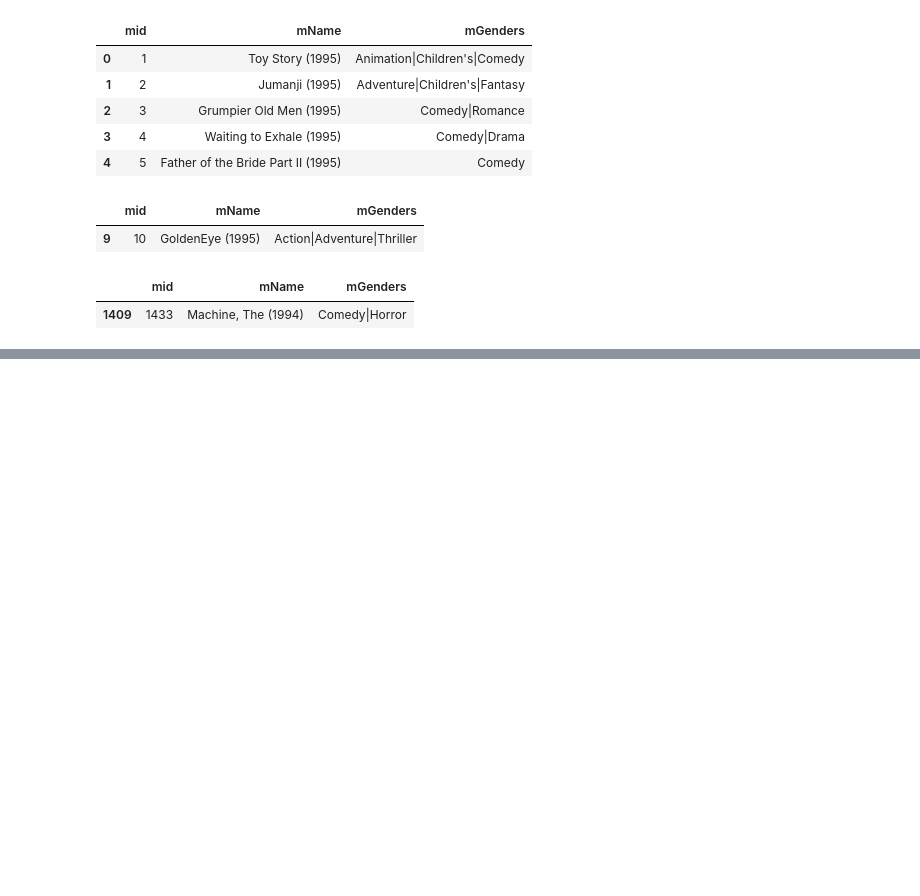
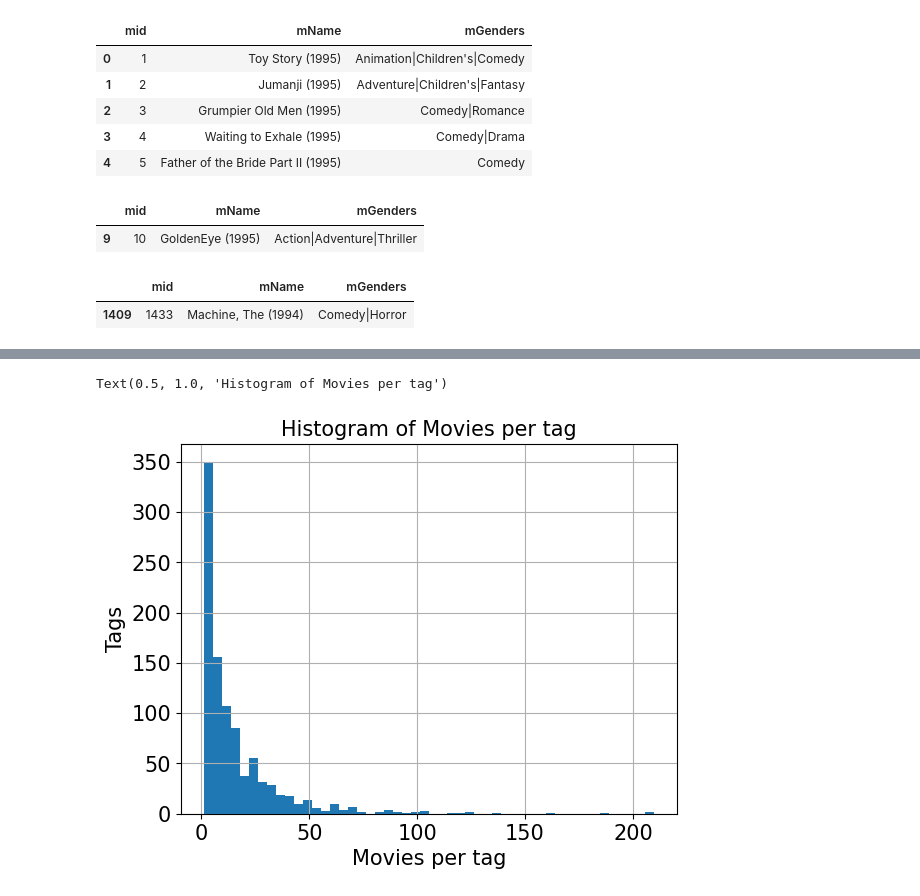
Before and after one commit to mus514/Machine-Learning-With-Python, a Jupyter notebook: 3-movies_recommendation/main.ipynb, the cells around one changed output, grey strips where cells are left out. Drawn from its saved outputs; the diff is of its cells as text; code cells hidden in the pictures; blank space fills up the shorter version.

```diff
--- a/3-movies_recommendation/main.ipynb
+++ b/3-movies_recommendation/main.ipynb
@@ -49,5 +51,4 @@ ratings_pd = pd.read_csv(os.path.join(DATA_DIR, 'ratings.dat'),
                          sep='::',
                          names=['uid', 'mid', 'rating', 'timestamp'],
                          parse_dates=['timestamp'],
-                         infer_datetime_format=True,
                          engine='python')
@@ -55,0 +105,6 @@ TypeError: read_csv() got an unexpected keyword argument 'infer_datetime_format'
+# %%
+tags_scores = pd.read_csv(os.path.join(DATA_DIR_20ML, 'genome-scores.csv.gz'),
+                          skiprows=1,
+                          names=['mid', 'tid', 'relevance'])
+
+display(tags_scores.head(10))
@@ -55,0 +156,3 @@ TypeError: read_csv() got an unexpected keyword argument 'infer_datetime_format'
+# %%
+tags_scores = tags_scores.loc[tags_scores['mid'].isin(ratings_pd['mid'].unique())]
+print(tags_scores.mid.nunique())
@@ -55,0 +161,4 @@ TypeError: read_csv() got an unexpected keyword argument 'infer_datetime_format'
+# %%
+print('unique tags: ', tags_scores['tid'].nunique())
+tags_scores_high = tags_scores.loc[tags_scores['relevance'] > 0.9]
+print('unique tags with relevance > 0.9: ', tags_scores_high['tid'].nunique())
@@ -55,0 +230,9 @@ TypeError: read_csv() got an unexpected keyword argument 'infer_datetime_format'
+# %%
+th = tags_scores_high.groupby("tid").count()
+hists = th.hist(bins=50, column="mid", xlabelsize=15, ylabelsize=15)[0][0]
+hists.set_ylabel("Tags", size=15)
+hists.set_xlabel("Movies per tag", size=15)
+hists.set_title("Histogram of Movies per tag", size=15)
+# %% [output]
+Text(0.5, 1.0, 'Histogram of Movies per tag')
+[figure, added]
```
Also changed, not shown: parts of 16 cells of this notebook.
